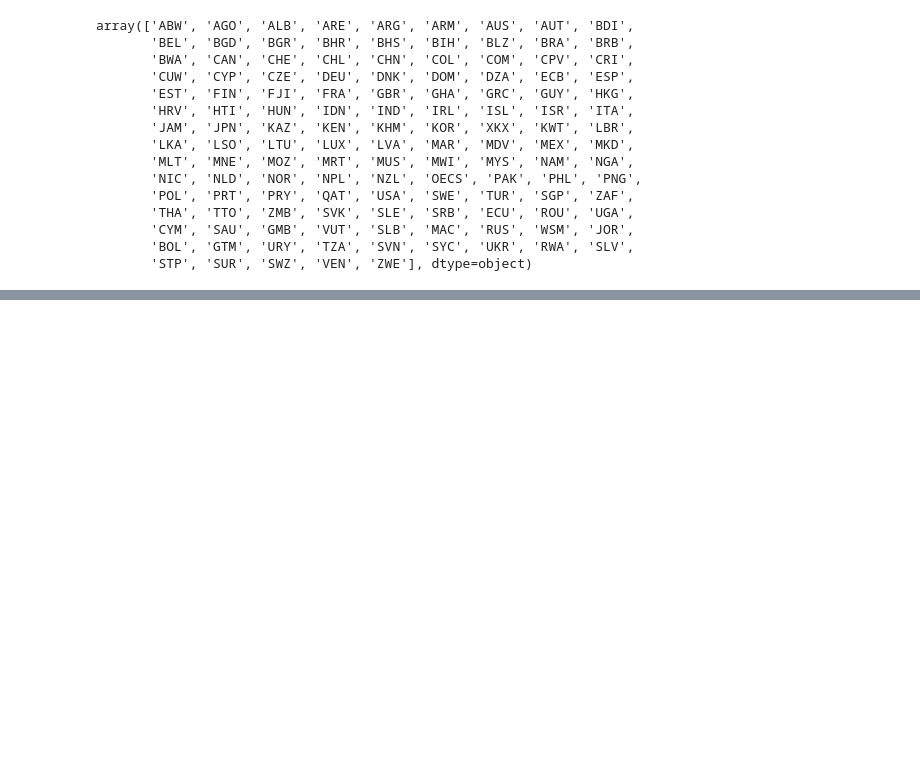
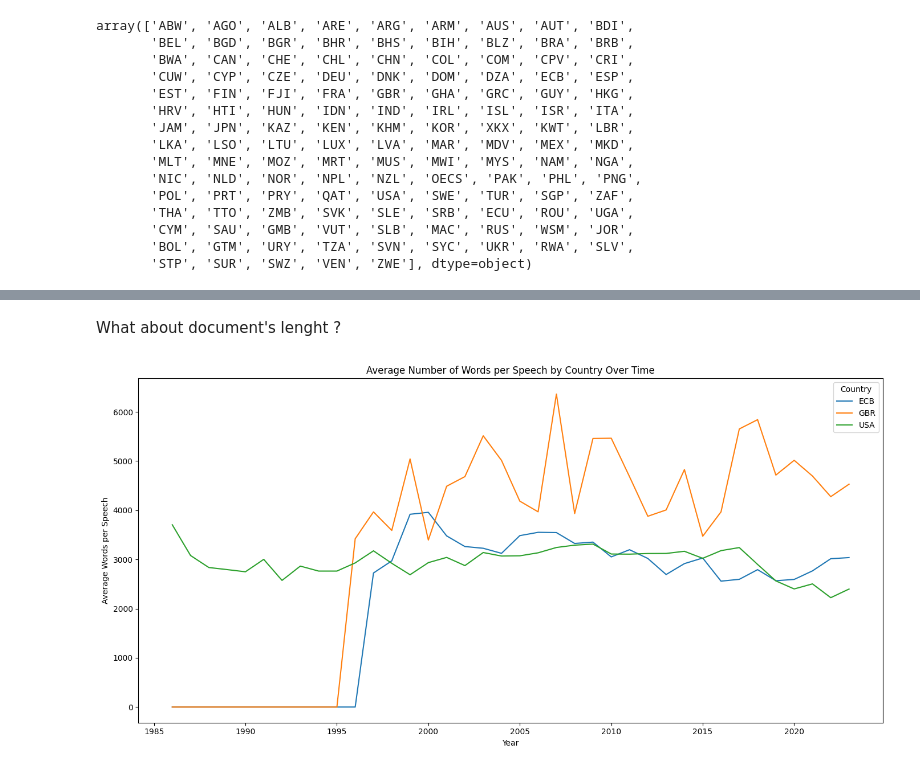
Before and after one commit to lelkamel/nlp_central_banks, a Jupyter notebook: lyna_work/topic_modelling.ipynb, the cells around one changed output, grey strips where cells are left out. Drawn from its saved outputs; the diff is of its cells as text; code cells hidden in the pictures; blank space fills up the shorter version.

```diff
--- a/lyna_work/topic_modelling.ipynb
+++ b/lyna_work/topic_modelling.ipynb
@@ -184,0 +227,24 @@ specialized_speeches_filtered.to_csv(
+# %% [markdown]
+What about document's lenght ?
+# %%
+# Clean text column (important!)
+df['text'] = df['text'].astype(str)
+# Create total_words variable
+df['total_words'] = df['text'].str.split().str.len()
+# %%
+words_year_country = (
+    df.groupby(['Year', 'Country'])['total_words']
+    .mean()
+    .unstack(fill_value=0)
+)
+
+plt.figure(figsize=(14, 7))
+words_year_country.plot(ax=plt.gca())
+
+plt.title('Average Number of Words per Speech by Country Over Time')
+plt.xlabel('Year')
+plt.ylabel('Average Words per Speech')
+plt.tight_layout()
+plt.show()
+# %% [output]
+[figure, added]
```
Also changed, not shown: parts of 15 cells of this notebook, 1 other file.
